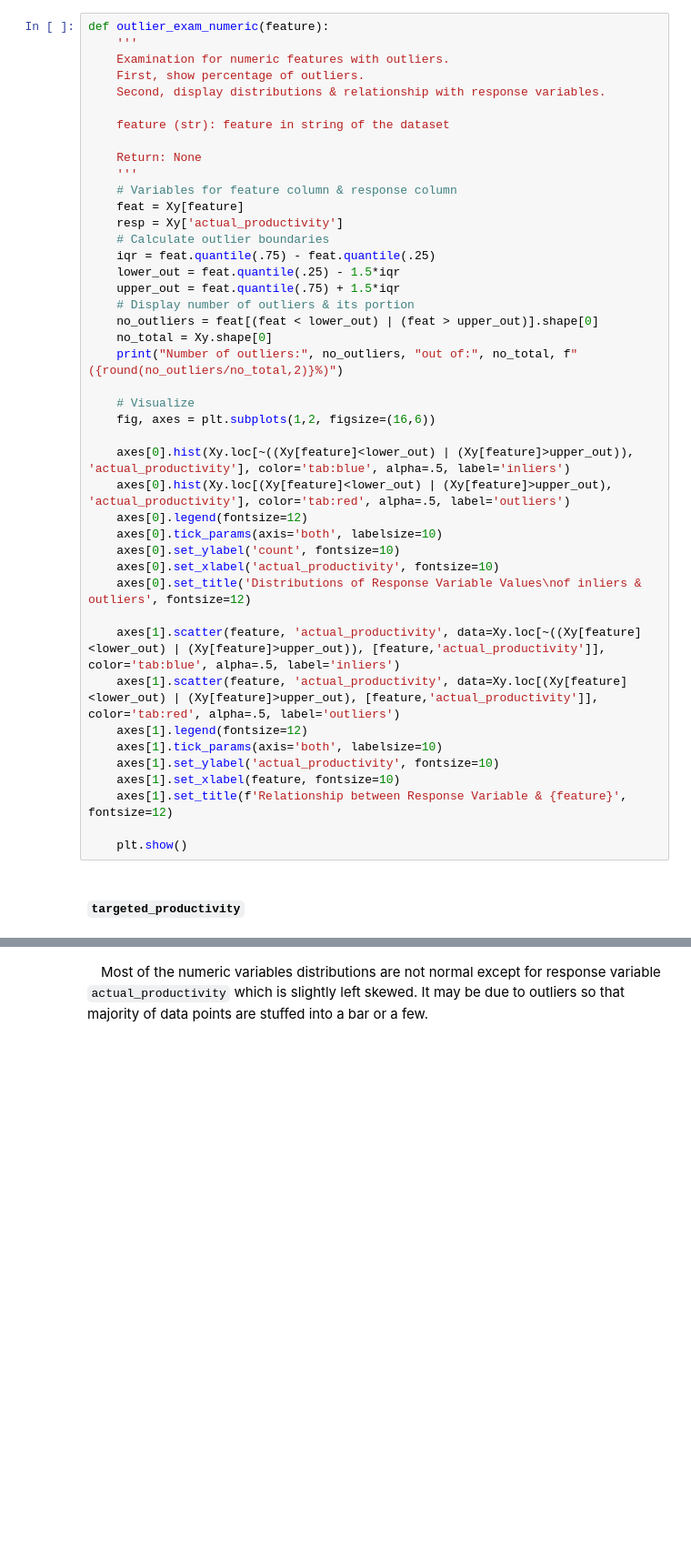
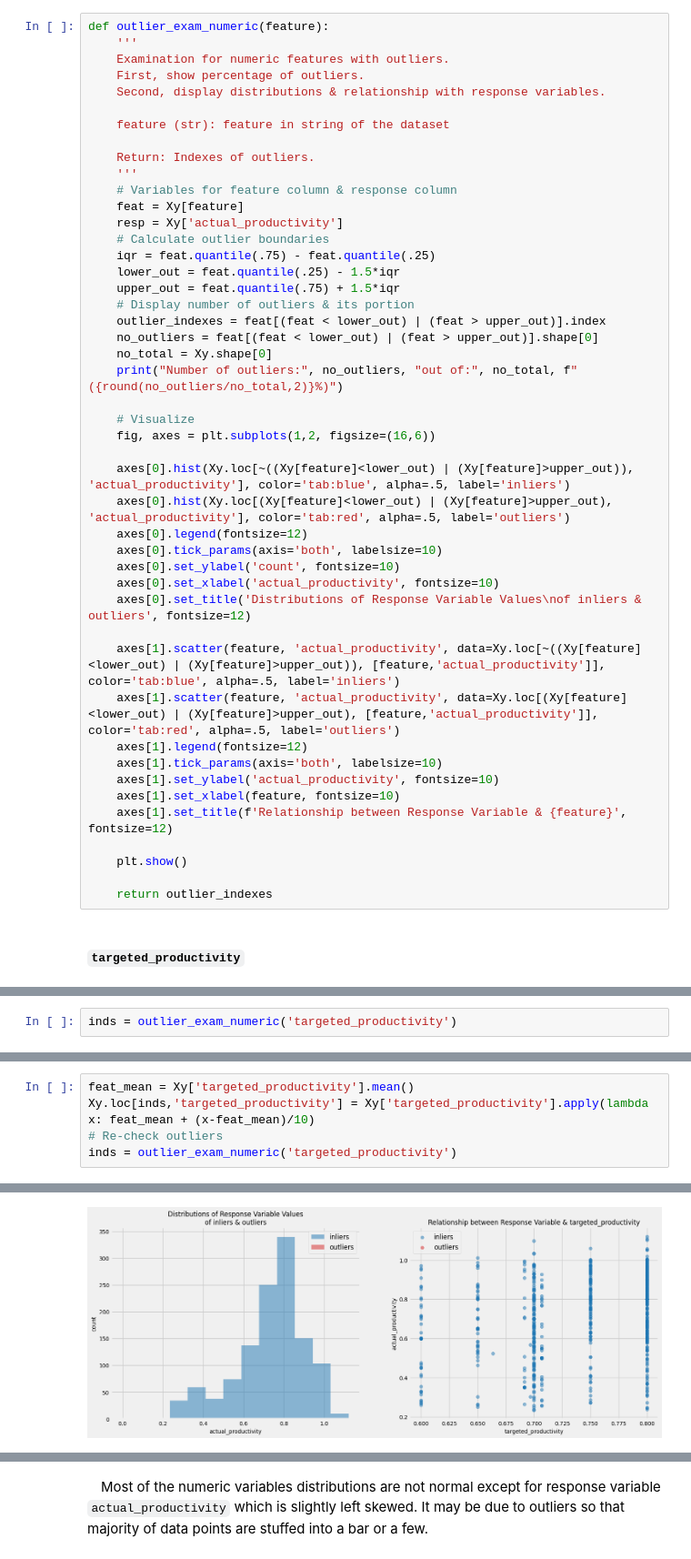
Before and after one commit to moscmh/productivity-prediction, a Jupyter notebook: garment.ipynb, the cells around one changed output, grey strips where cells are left out. Shown at 91% size. Drawn from its saved outputs; the diff is of its cells as text; blank space fills up the shorter version.

Commit message:
Outliers of numeric features done. Treating response variable."

```diff
--- a/garment.ipynb
+++ b/garment.ipynb
@@ -204,7 +202,7 @@ def outlier_exam_numeric(feature):
 
     feature (str): feature in string of the dataset
 
-    Return: None
+    Return: Indexes of outliers.
     '''
     # Variables for feature column & response column
     feat = Xy[feature]
@@ -214,6 +212,7 @@ def outlier_exam_numeric(feature):
     lower_out = feat.quantile(.25) - 1.5*iqr
     upper_out = feat.quantile(.75) + 1.5*iqr
     # Display number of outliers & its portion
+    outlier_indexes = feat[(feat < lower_out) | (feat > upper_out)].index
     no_outliers = feat[(feat < lower_out) | (feat > upper_out)].shape[0]
     no_total = Xy.shape[0]
     print("Number of outliers:", no_outliers, "out of:", no_total, f"({round(no_outliers/no_total,2)}%)")
@@ -238,5 +237,7 @@ def outlier_exam_numeric(feature):
     axes[1].set_title(f'Relationship between Response Variable & {feature}', fontsize=12)
 
     plt.show()
+
+    return outlier_indexes
 # %% [markdown]
 #### `targeted_productivity`
@@ -266,0 +244,2 @@ Requirement already satisfied: six>=1.5 in /Users/moswai/Documents/Mos/.venv/lib
+# %%
+inds = outlier_exam_numeric('targeted_productivity')
@@ -266,0 +251,6 @@ Requirement already satisfied: six>=1.5 in /Users/moswai/Documents/Mos/.venv/lib
+# %%
+feat_mean = Xy['targeted_productivity'].mean()
+Xy.loc[inds,'targeted_productivity'] = Xy['targeted_productivity'].apply(lambda x: feat_mean + (x-feat_mean)/10)
+# Re-check outliers
+inds = outlier_exam_numeric('targeted_productivity')
+# %% [output]
@@ -266,0 +258 @@ Requirement already satisfied: six>=1.5 in /Users/moswai/Documents/Mos/.venv/lib
+[figure, added]
```
Also changed, not shown: parts of 37 cells of this notebook.
